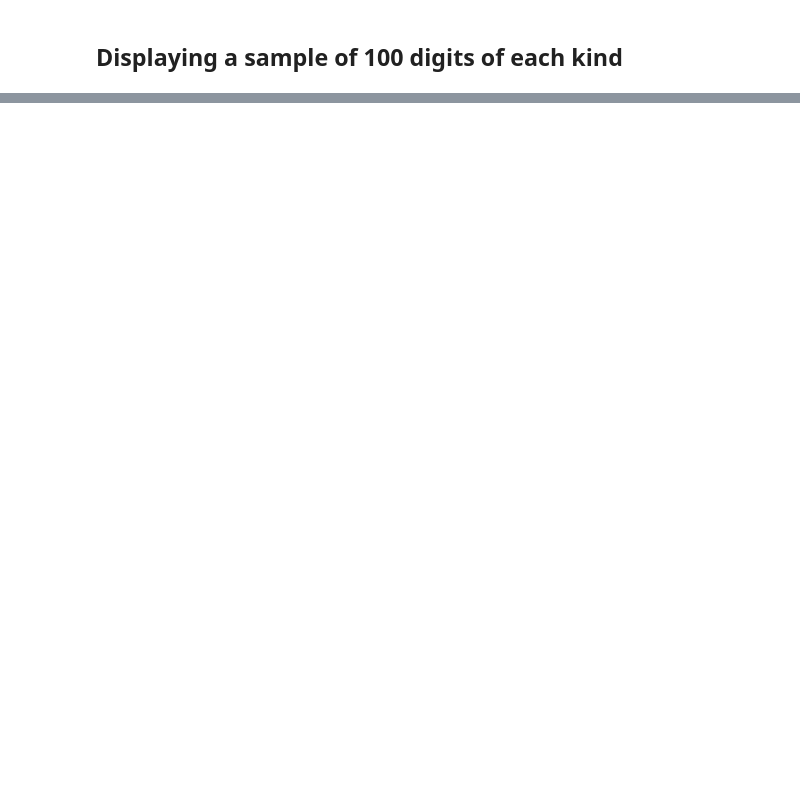
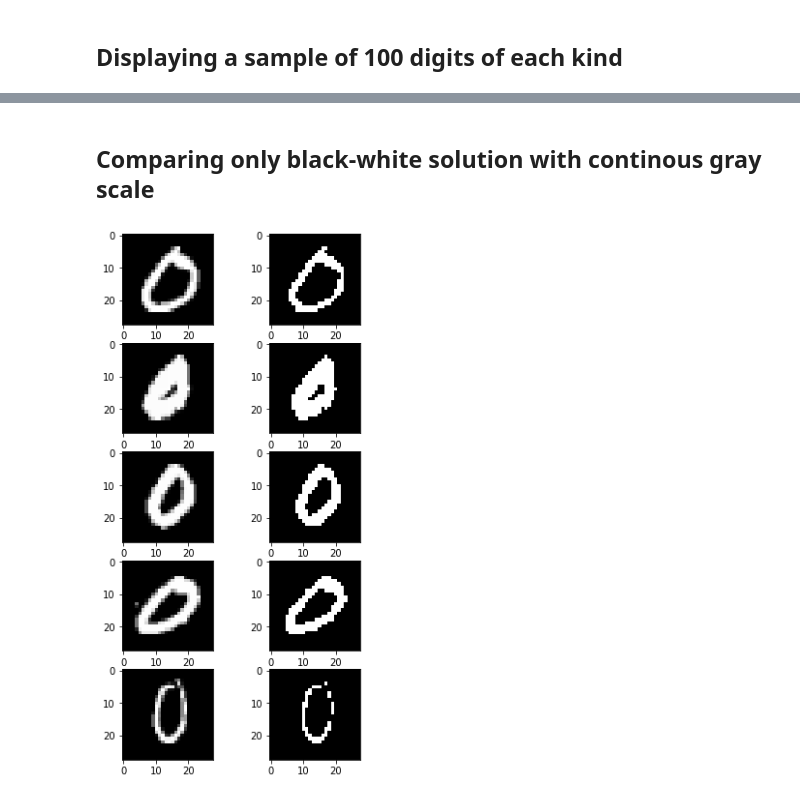
Before and after one commit to MiksuJak/mnist_recognition_project, a Jupyter notebook: digits_display.ipynb, the cells around one changed output, grey strips where cells are left out. Drawn from its saved outputs; the diff is of its cells as text; code cells hidden in the pictures; blank space fills up the shorter version.

```diff
--- a/digits_display.ipynb
+++ b/digits_display.ipynb
@@ -92,0 +112,34 @@ DisplaySampleOfDigit(9)
+# %% [markdown]
+## Comparing only black-white solution with continous gray scale
+# %%
+def onlyBlackWhite(array, threshold = 0.80):
+    result = array.copy()
+    for i in range(len(result)):
+        for j in range(len(result[0])):
+            if (result[i,j] < threshold):
+                result[i,j] = 0
+            else:
+                result[i,j] = 1
+    return result
+
+def takeNRandomDigits(digit, n):
+    positions_of_digit = np.where(labels == digit)
+    positions_of_digit = positions_of_digit[0] # upper function returned a tuple
+    # random selection of n positions
+    np.random.shuffle(positions_of_digit)
+    positions_to_use = positions_of_digit[0:n]
+    return positions_to_use
+
+def compareNRandomDigitPlots(digit, n = 5):
+    nrow = n
+    ncol = 2
+    positions = takeNRandomDigits(digit, n)
+    fig, axs = plt.subplots(nrow, ncol, figsize=(5, 10))
+
+    for i in range(nrow):
+        axs[i, 0].imshow(data[positions[i],:,:], cmap=plt.get_cmap("gray"))
+        axs[i, 1].imshow(onlyBlackWhite(data[positions[i],:,:]), cmap=plt.get_cmap("gray"))
+# %%
+compareNRandomDigitPlots(0,5)
+# %% [output]
+[figure, added]
```
Also changed, not shown: parts of 23 cells of this notebook.
